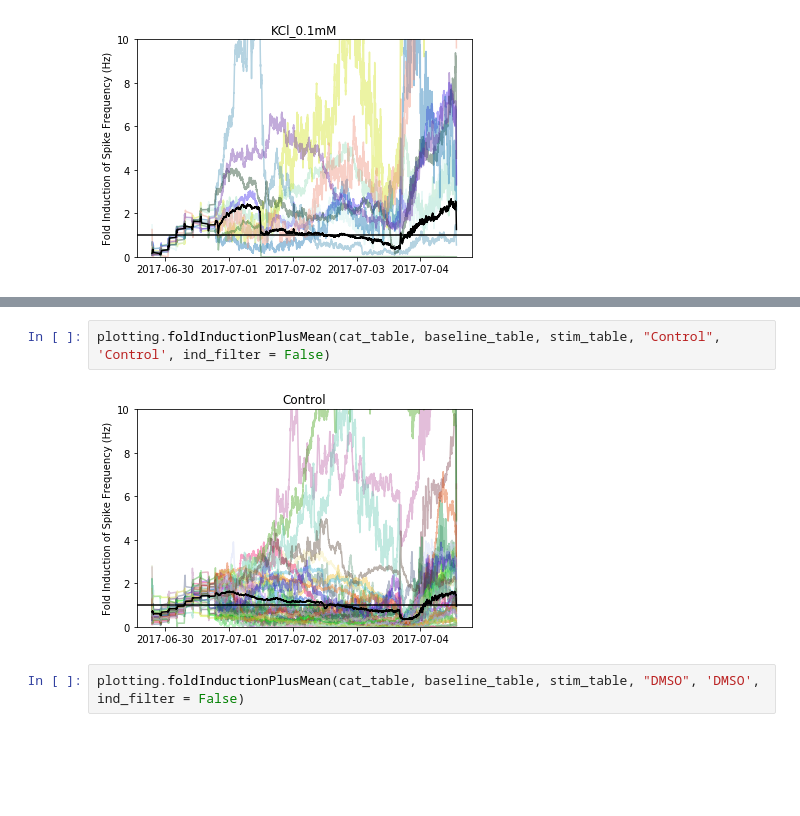
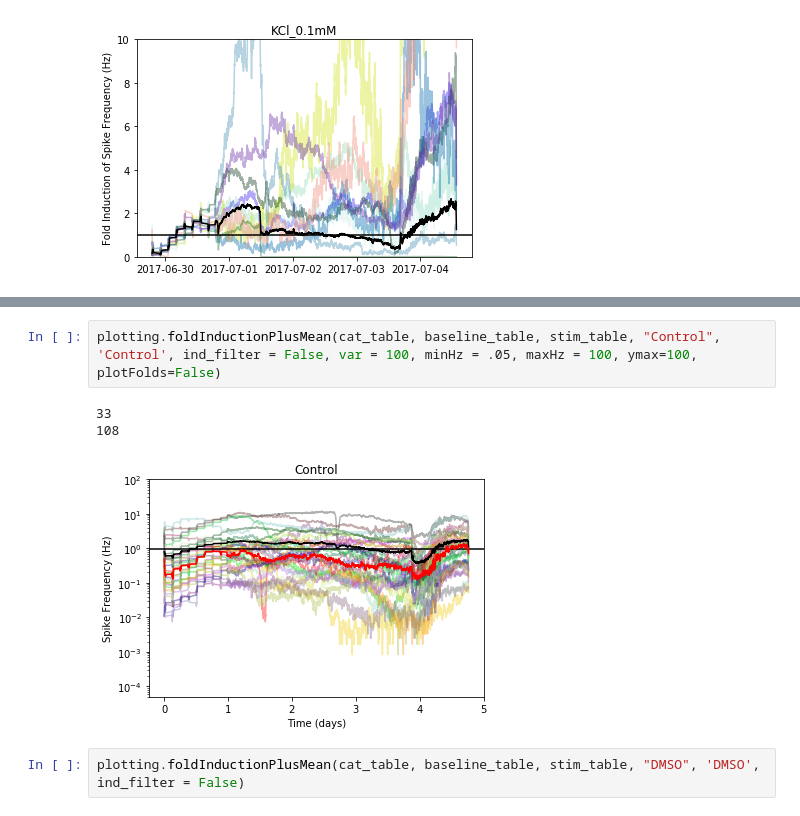
Before and after one commit to ktyssowski/mea_analysis, a Jupyter notebook: jupyter_notebooks/024 Drug Analysis.ipynb, the cells around one changed output, grey strips where cells are left out. Saved outputs shown, nothing was run; the diff lists cells and outputs as text; blank space fills up the shorter version.

```diff
--- a/jupyter_notebooks/024 Drug Analysis.ipynb
+++ b/jupyter_notebooks/024 Drug Analysis.ipynb
@@ -108,7 +106,9 @@ KeyError: 'condition'
 # %%
-plotting.foldInductionPlusMean(cat_table, baseline_table, stim_table, "Control", 'Control', ind_filter = False)
+plotting.foldInductionPlusMean(cat_table, baseline_table, stim_table, "Control", 'Control', ind_filter = False, var = 100, minHz = .05, maxHz = 100, ymax=100, plotFolds=False)
 # %% [output]
+33
+108
-[figure, old version]
+[figure, new version]
 # %%
 plotting.foldInductionPlusMean(cat_table, baseline_table, stim_table, "DMSO", 'DMSO', ind_filter = False)
 # %% [output]
```
Also changed, not shown: parts of 8 cells of this notebook, 10 other files.
